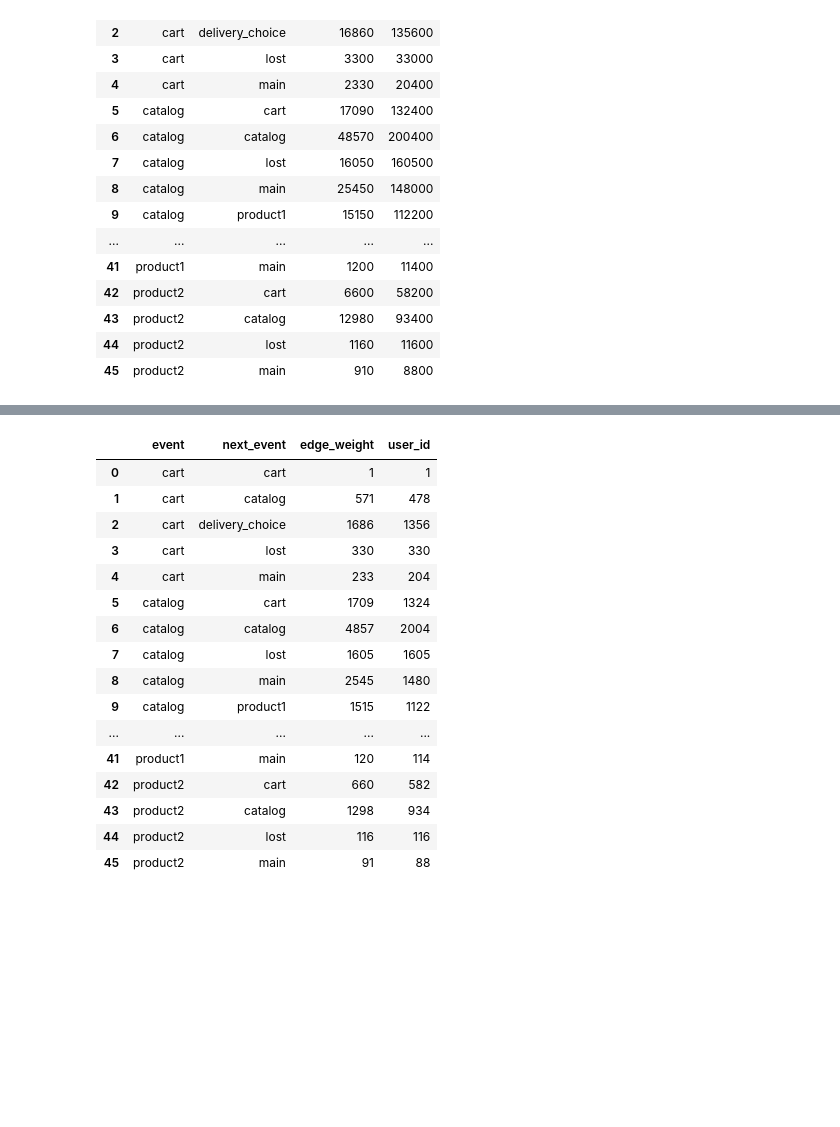
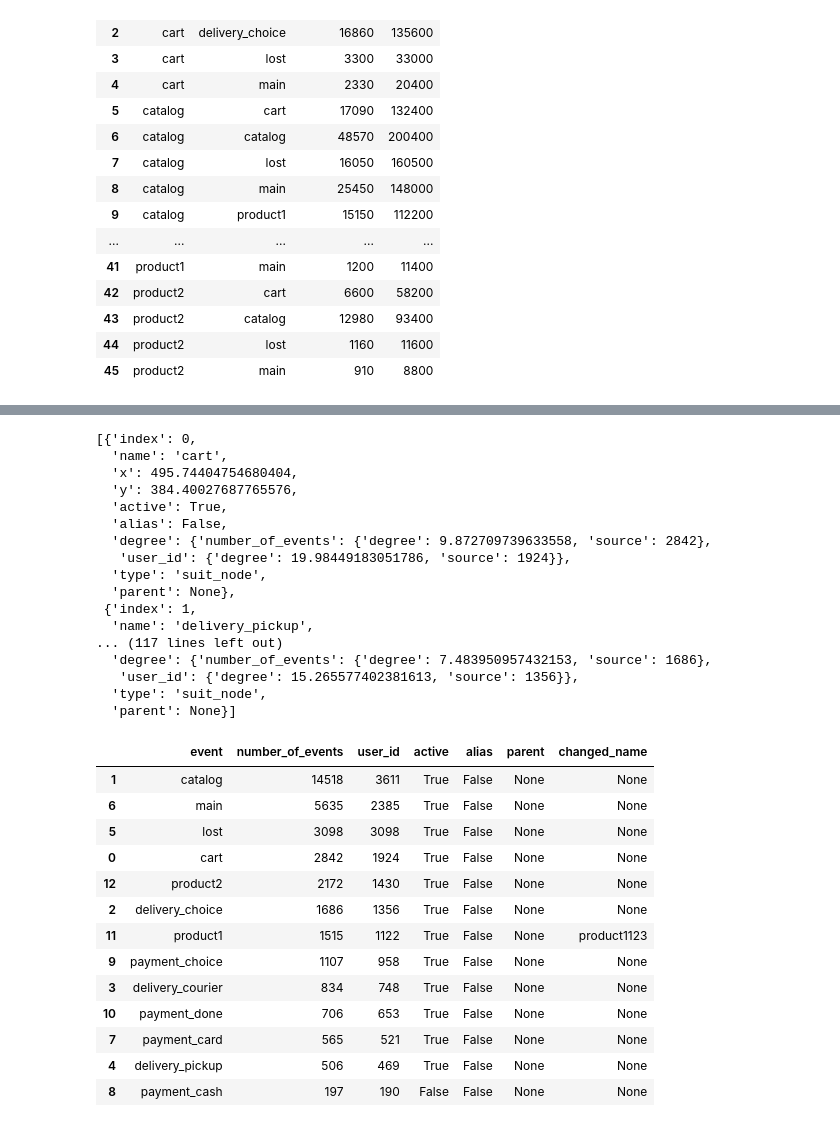
Before and after one commit to retentioneering/retentioneering-tools-2-archive, a Jupyter notebook: graph_recalc_example.ipynb, the cells around one changed output, grey strips where cells are left out. Saved outputs shown, nothing was run; the diff lists cells and outputs as text; code cells hidden in the pictures; blank space fills up the shorter version.

Commit message:
fix changed name

```diff
--- a/graph_recalc_example.ipynb
+++ b/graph_recalc_example.ipynb
@@ -76,20 +170,37 @@ graph.plot_graph(weight_template="events: <%- link.weights.number_of_events.weig
 # %%
-graph.edgelist
+graph.updates
 # %% [output]
-|  | event | next_event | edge_weight | user_id |
-| 0 | cart | cart | 1 | 1 |
-| 1 | cart | catalog | 571 | 478 |
-| 2 | cart | delivery_choice | 1686 | 1356 |
-| 3 | cart | lost | 330 | 330 |
-| 4 | cart | main | 233 | 204 |
-| 5 | catalog | cart | 1709 | 1324 |
-| 6 | catalog | catalog | 4857 | 2004 |
-| 7 | catalog | lost | 1605 | 1605 |
-| 8 | catalog | main | 2545 | 1480 |
-| 9 | catalog | product1 | 1515 | 1122 |
-| ... | ... | ... | ... | ... |
-| 41 | product1 | main | 120 | 114 |
-| 42 | product2 | cart | 660 | 582 |
-| 43 | product2 | catalog | 1298 | 934 |
-| 44 | product2 | lost | 116 | 116 |
-| 45 | product2 | main | 91 | 88 |
+[{'index': 0,
+  'name': 'cart',
+  'x': 495.74404754680404,
+  'y': 384.40027687765576,
+  'active': True,
+  'alias': False,
+  'degree': {'number_of_events': {'degree': 9.872709739633558, 'source': 2842},
+   'user_id': {'degree': 19.98449183051786, 'source': 1924}},
+  'type': 'suit_node',
+  'parent': None},
+ {'index': 1,
+  'name': 'delivery_pickup',
+... (117 lines left out)
+  'degree': {'number_of_events': {'degree': 7.483950957432153, 'source': 1686},
+   'user_id': {'degree': 15.265577402381613, 'source': 1356}},
+  'type': 'suit_node',
+  'parent': None}]
+# %%
+graph.nodelist
+# %% [output]
+|  | event | number_of_events | user_id | active | alias | parent | changed_name |
+| 1 | catalog | 14518 | 3611 | True | False | None | None |
+| 6 | main | 5635 | 2385 | True | False | None | None |
+| 5 | lost | 3098 | 3098 | True | False | None | None |
+| 0 | cart | 2842 | 1924 | True | False | None | None |
+| 12 | product2 | 2172 | 1430 | True | False | None | None |
+| 2 | delivery_choice | 1686 | 1356 | True | False | None | None |
+| 11 | product1 | 1515 | 1122 | True | False | None | product1123 |
+| 9 | payment_choice | 1107 | 958 | True | False | None | None |
+| 3 | delivery_courier | 834 | 748 | True | False | None | None |
+| 10 | payment_done | 706 | 653 | True | False | None | None |
+| 7 | payment_card | 565 | 521 | True | False | None | None |
+| 4 | delivery_pickup | 506 | 469 | True | False | None | None |
+| 8 | payment_cash | 197 | 190 | False | False | None | None |
```
Also changed, not shown: parts of 7 cells of this notebook, 2 other files.
